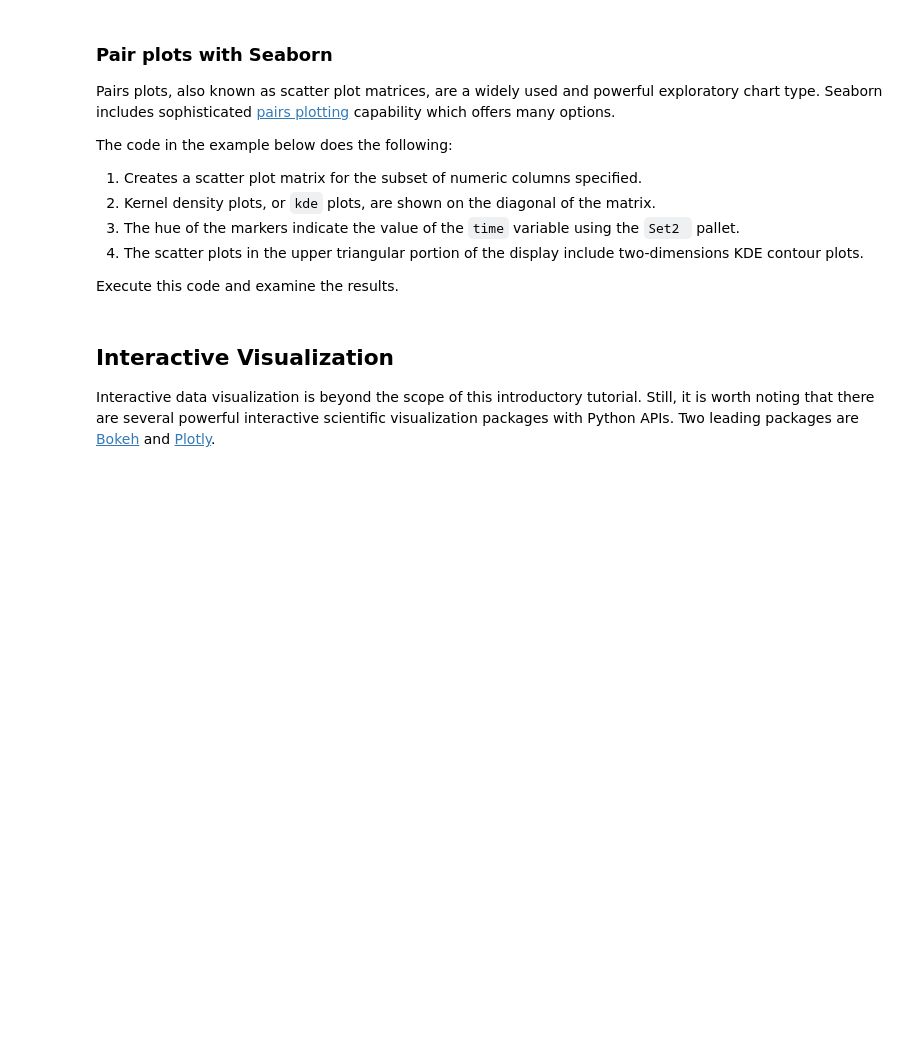
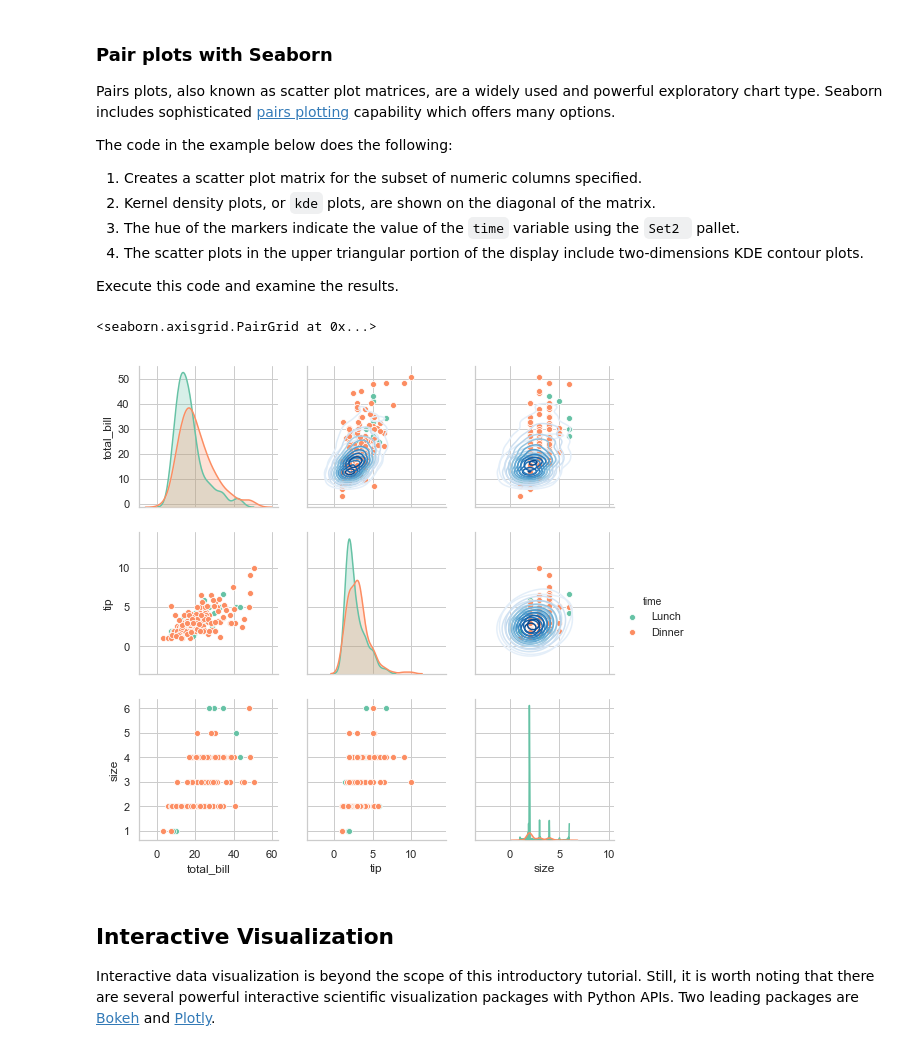
Before and after one commit to StephenElston/SDSS2019VisualizatonW_Python, a Jupyter notebook: DataVisualizationW_Python.ipynb, the cells around one changed output. Drawn from its saved outputs; the diff is of its cells as text; code cells hidden in the pictures; blank space fills up the shorter version.

```diff
--- a/DataVisualizationW_Python.ipynb
+++ b/DataVisualizationW_Python.ipynb
@@ -277,7 +338,10 @@ Execute this code and examine the results.
 # %%
 num_cols = ['total_bill', 'tip', 'size', 'time']
 sns.pairplot(tips.loc[:, num_cols], hue='time', palette="Set2",
-             diag_kind="kde").map_upper(sns.kdeplot, cmap="Blues", bw = 1.0)
+             diag_kind="kde").map_upper(sns.kdeplot, cmap="Blues", bw = 1.5)
+# %% [output]
+<seaborn.axisgrid.PairGrid at 0x...>
+[figure, added]
 # %% [markdown]
 ## Interactive Visualization
 
```
Also changed, not shown: parts of 14 cells of this notebook, 2 other files.
